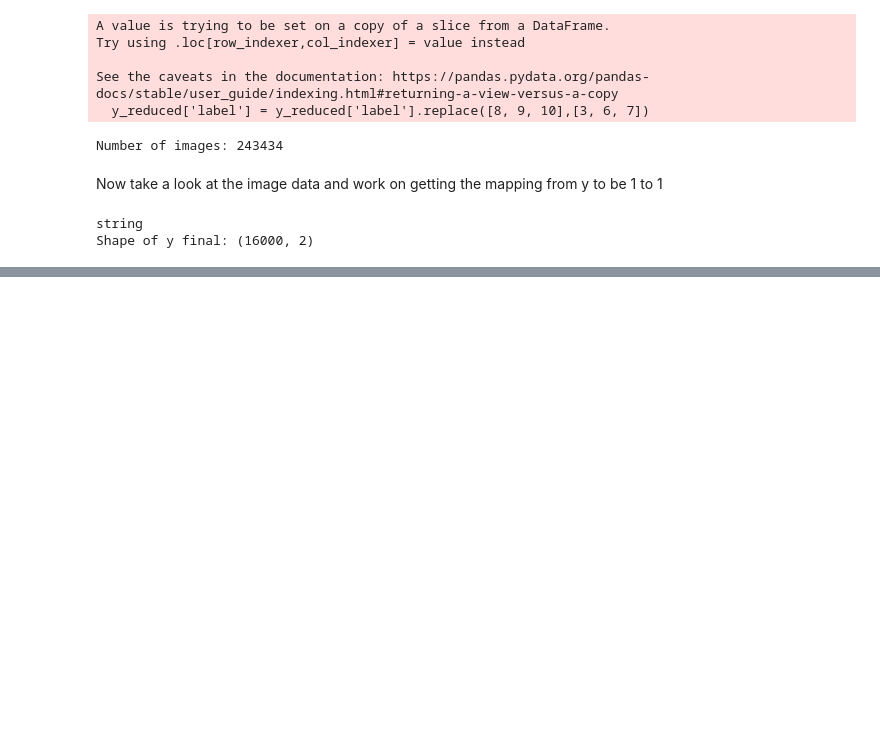
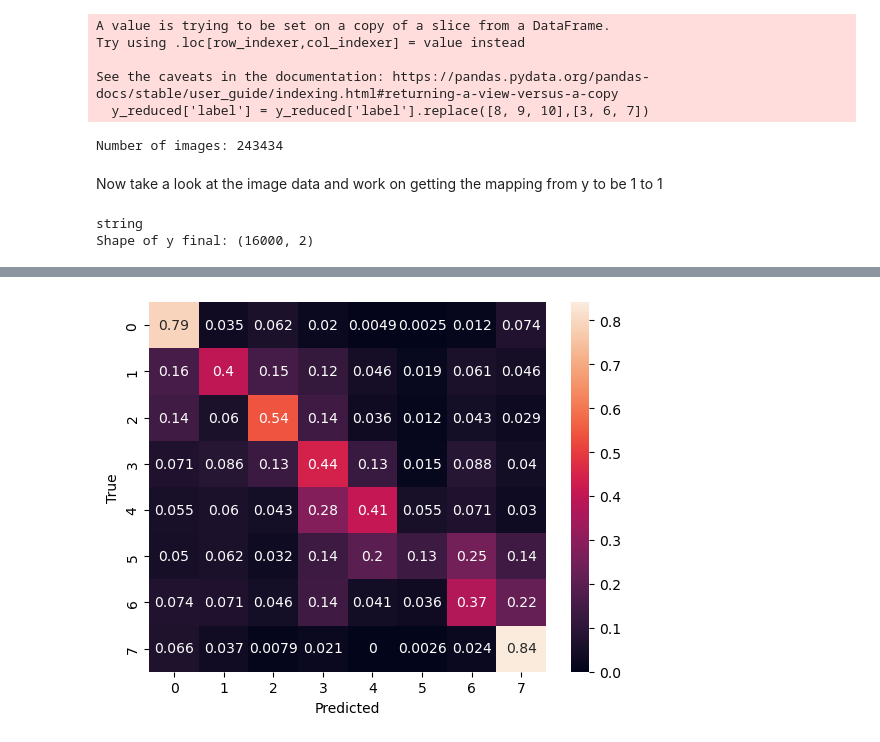
Before and after one commit to jspencermorris/galaxies_sdss, a Jupyter notebook: notebooks/Image_Classification_Combined.ipynb, the cells around one changed output, grey strips where cells are left out. Drawn from its saved outputs; the diff is of its cells as text; code cells hidden in the pictures; blank space fills up the shorter version.

```diff
--- a/notebooks/Image_Classification_Combined.ipynb
+++ b/notebooks/Image_Classification_Combined.ipynb
@@ -364,0 +466,3 @@ Print training data examples:
+# %%
+plot_confusion(res_model, X_test, y_test)
+# %% [output]
@@ -364,0 +470 @@ Print training data examples:
+[figure, added]
```
Also changed, not shown: parts of 37 cells of this notebook.
